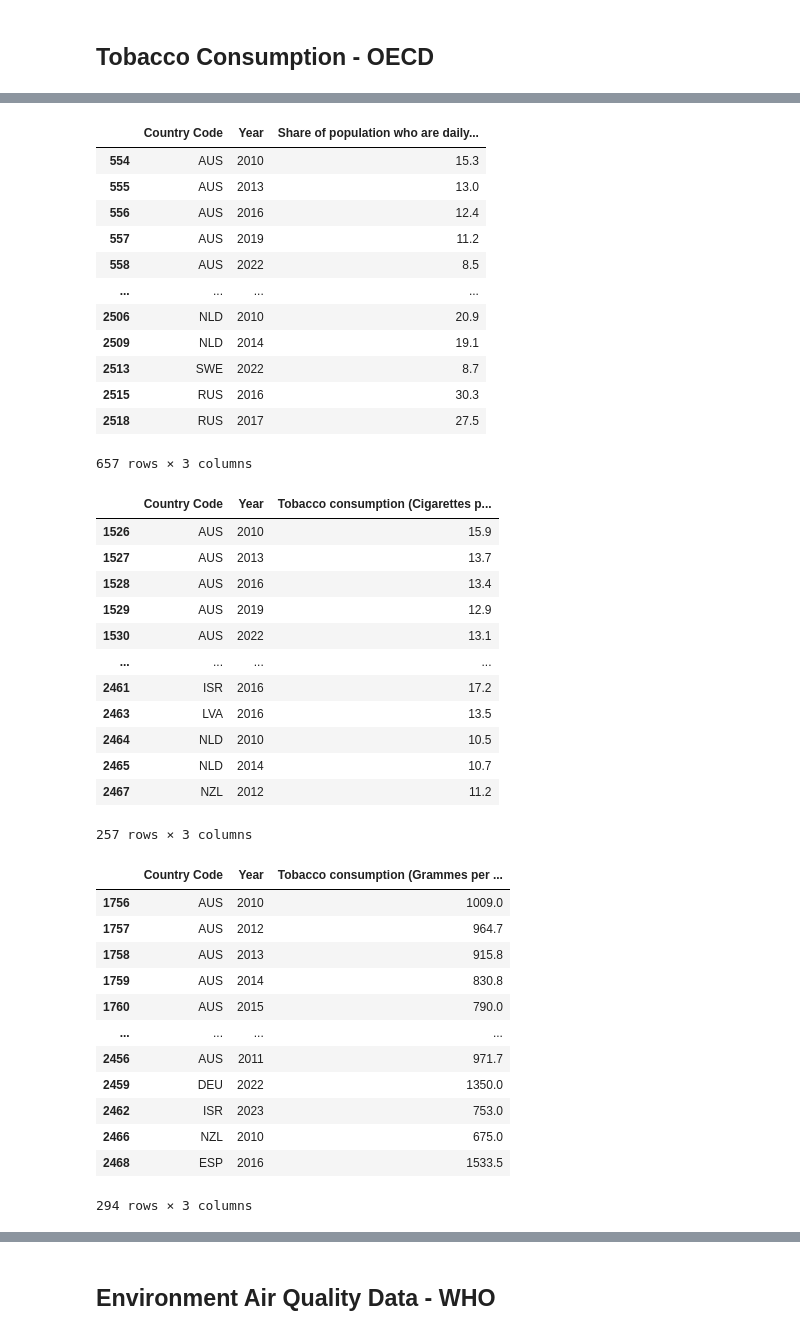
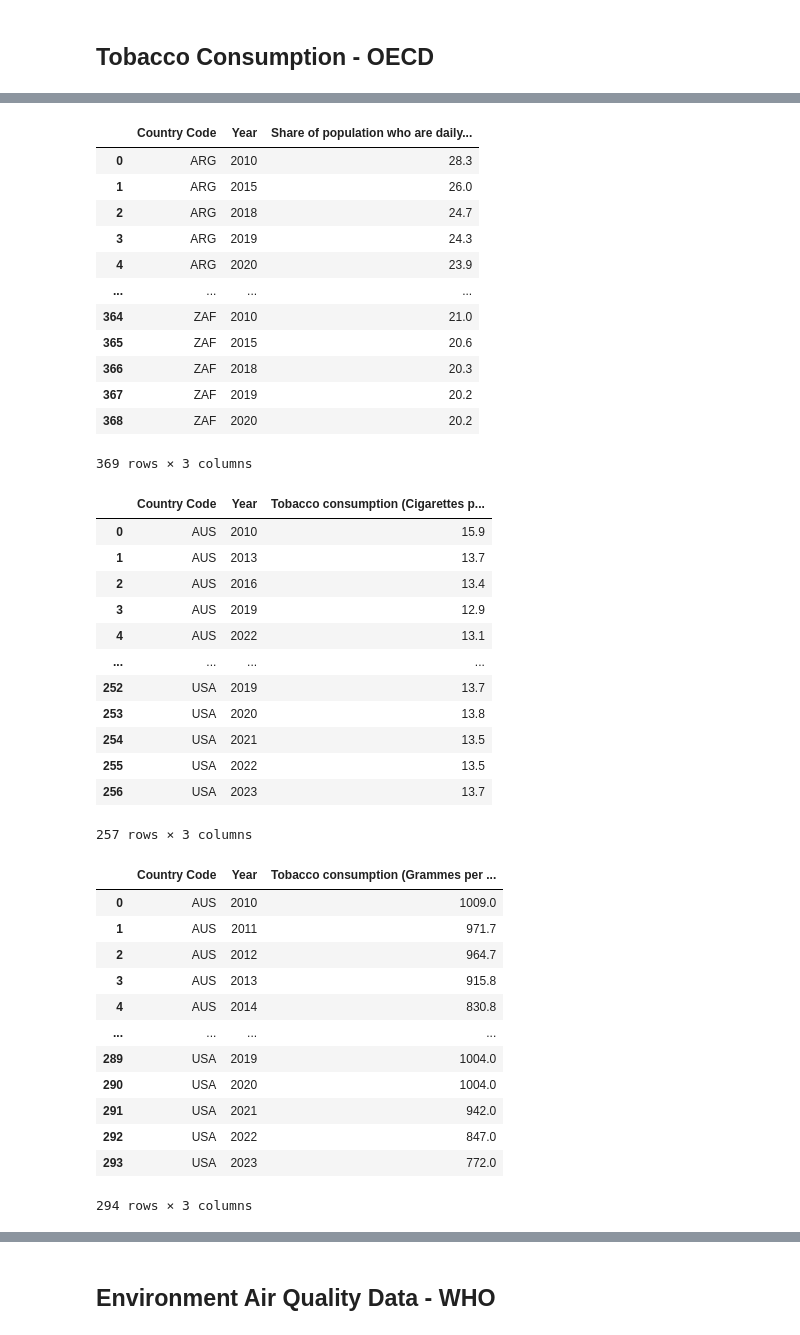
Before and after one commit to gitBugD/GML_RespiratoryDiseases, a Jupyter notebook: DataMerge.ipynb, the cells around one changed output, grey strips where cells are left out. Saved outputs shown, nothing was run; the diff lists cells and outputs as text; code cells hidden in the pictures.

```diff
--- a/DataMerge.ipynb
+++ b/DataMerge.ipynb
@@ -502,60 +522,64 @@ array(['AUS', 'AUT', 'BEL', 'CAN', 'CHL', 'COL', 'CRI', 'CZE', 'DNK',
 # %%
 df_tobacco_consumption = pd.read_csv("../Data/health/OECD/tobacco_consumption.csv")
 df_tobacco_consumption = df_tobacco_consumption[~df_tobacco_consumption['SEX'].isin(['M', 'F'])]
 measure_col = df_tobacco_consumption.pivot(columns='Measure', values='OBS_VALUE')
 df_tobacco_consumption = pd.concat([df_tobacco_consumption, measure_col], axis = 1)
 
 df_tobacco_consumption_pct = df_tobacco_consumption[df_tobacco_consumption["Share of population who are daily smokers"].notnull()][["REF_AREA", "TIME_PERIOD", "Share of population who are daily smokers"]]
 df_tobacco_consumption_pct.columns = ["Country Code", "Year", "Share of population who are daily smokers (Pct population)"]
 
 df_tobacco_consumption = df_tobacco_consumption[df_tobacco_consumption["Tobacco consumption"].notnull()]
 df_tobacco_consumption_nbcigarettes = df_tobacco_consumption[df_tobacco_consumption["Unit of measure"] == 'Cigarettes per smoker per day'][["REF_AREA", "TIME_PERIOD", "Tobacco consumption"]]
 df_tobacco_consumption_grperperson = df_tobacco_consumption[df_tobacco_consumption["Unit of measure"] == 'Grammes per person'][["REF_AREA", "TIME_PERIOD", "Tobacco consumption"]]
 df_tobacco_consumption_nbcigarettes.columns = ["Country Code", "Year", "Tobacco consumption (Cigarettes per smoker per day)"]
 df_tobacco_consumption_grperperson.columns = ["Country Code", "Year", "Tobacco consumption (Grammes per person)"]
 
+df_tobacco_consumption_pct = df_tobacco_consumption_pct.groupby(["Country Code", "Year"], as_index=False).mean() # because some countries have multiple classes of age
+df_tobacco_consumption_nbcigarettes = df_tobacco_consumption_nbcigarettes.groupby(["Country Code", "Year"], as_index=False).mean() # because some countries have multiple classes of age
+df_tobacco_consumption_grperperson = df_tobacco_consumption_grperperson.groupby(["Country Code", "Year"], as_index=False).mean() # because some countries have multiple classes of age
+
 display(df_tobacco_consumption_pct)
 display(df_tobacco_consumption_nbcigarettes)
 display(df_tobacco_consumption_grperperson)
 # %% [output]
 |  | Country Code | Year | Share of population who are daily... |
-| 554 | AUS | 2010 | 15.3 |
-| 555 | AUS | 2013 | 13.0 |
-| 556 | AUS | 2016 | 12.4 |
-| 557 | AUS | 2019 | 11.2 |
-| 558 | AUS | 2022 | 8.5 |
+| 0 | ARG | 2010 | 28.3 |
+| 1 | ARG | 2015 | 26.0 |
+| 2 | ARG | 2018 | 24.7 |
+| 3 | ARG | 2019 | 24.3 |
+| 4 | ARG | 2020 | 23.9 |
 | ... | ... | ... | ... |
-| 2506 | NLD | 2010 | 20.9 |
-| 2509 | NLD | 2014 | 19.1 |
-| 2513 | SWE | 2022 | 8.7 |
-| 2515 | RUS | 2016 | 30.3 |
-| 2518 | RUS | 2017 | 27.5 |
+| 364 | ZAF | 2010 | 21.0 |
+| 365 | ZAF | 2015 | 20.6 |
+| 366 | ZAF | 2018 | 20.3 |
+| 367 | ZAF | 2019 | 20.2 |
+| 368 | ZAF | 2020 | 20.2 |
-657 rows × 3 columns
+369 rows × 3 columns
 |  | Country Code | Year | Tobacco consumption (Cigarettes p... |
-| 1526 | AUS | 2010 | 15.9 |
-| 1527 | AUS | 2013 | 13.7 |
-| 1528 | AUS | 2016 | 13.4 |
-| 1529 | AUS | 2019 | 12.9 |
-| 1530 | AUS | 2022 | 13.1 |
+| 0 | AUS | 2010 | 15.9 |
+| 1 | AUS | 2013 | 13.7 |
+| 2 | AUS | 2016 | 13.4 |
+| 3 | AUS | 2019 | 12.9 |
+| 4 | AUS | 2022 | 13.1 |
 | ... | ... | ... | ... |
-| 2461 | ISR | 2016 | 17.2 |
-| 2463 | LVA | 2016 | 13.5 |
-| 2464 | NLD | 2010 | 10.5 |
-| 2465 | NLD | 2014 | 10.7 |
-| 2467 | NZL | 2012 | 11.2 |
+| 252 | USA | 2019 | 13.7 |
+| 253 | USA | 2020 | 13.8 |
+| 254 | USA | 2021 | 13.5 |
+| 255 | USA | 2022 | 13.5 |
+| 256 | USA | 2023 | 13.7 |
 257 rows × 3 columns
 |  | Country Code | Year | Tobacco consumption (Grammes per ... |
-| 1756 | AUS | 2010 | 1009.0 |
-| 1757 | AUS | 2012 | 964.7 |
-| 1758 | AUS | 2013 | 915.8 |
-| 1759 | AUS | 2014 | 830.8 |
-| 1760 | AUS | 2015 | 790.0 |
+| 0 | AUS | 2010 | 1009.0 |
+| 1 | AUS | 2011 | 971.7 |
+| 2 | AUS | 2012 | 964.7 |
+| 3 | AUS | 2013 | 915.8 |
+| 4 | AUS | 2014 | 830.8 |
 | ... | ... | ... | ... |
-| 2456 | AUS | 2011 | 971.7 |
-| 2459 | DEU | 2022 | 1350.0 |
-| 2462 | ISR | 2023 | 753.0 |
-| 2466 | NZL | 2010 | 675.0 |
-| 2468 | ESP | 2016 | 1533.5 |
+| 289 | USA | 2019 | 1004.0 |
+| 290 | USA | 2020 | 1004.0 |
+| 291 | USA | 2021 | 942.0 |
+| 292 | USA | 2022 | 847.0 |
+| 293 | USA | 2023 | 772.0 |
 294 rows × 3 columns
 # %%
 df_tobacco_consumption_pct['Country Code'].unique()
```
Also changed, not shown: parts of 7 cells of this notebook, 1 other file.
